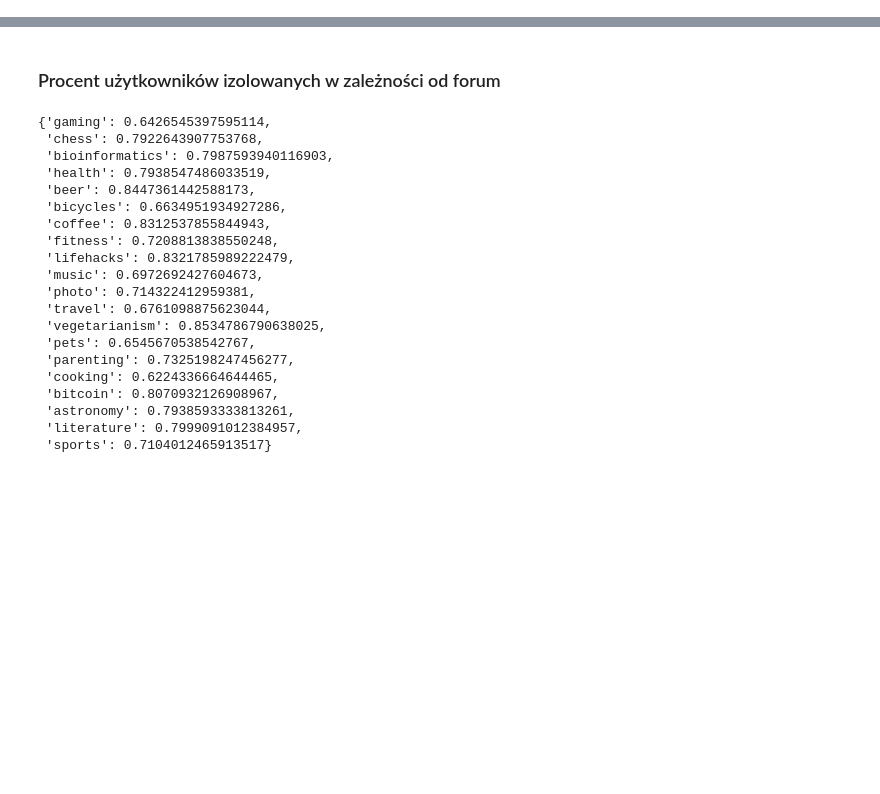
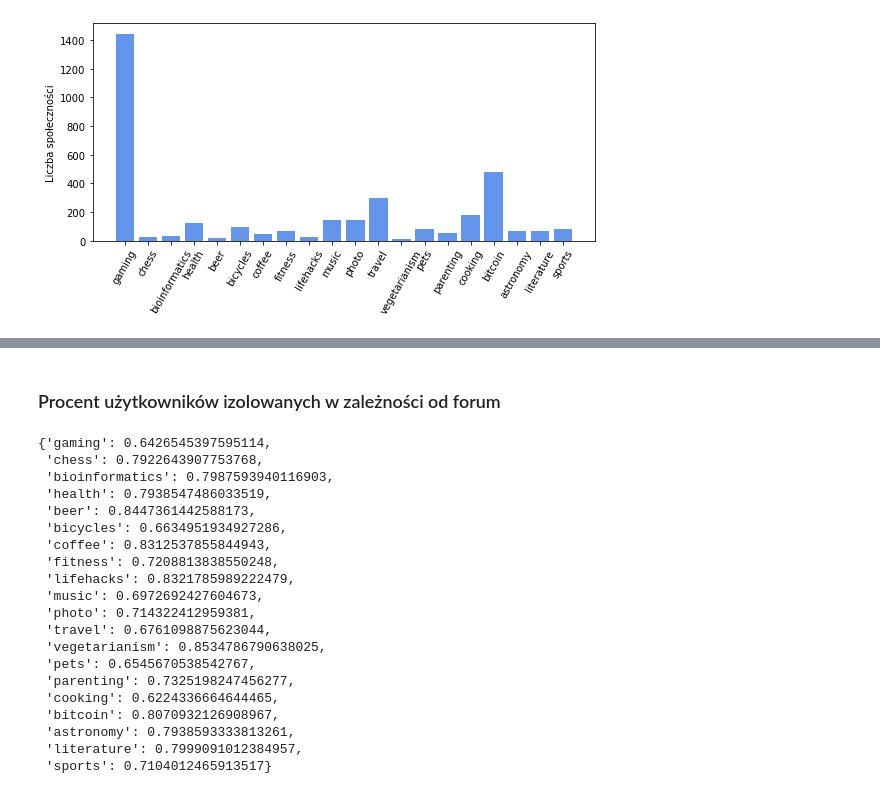
Before and after one commit to slubowskaa/pdu-pd3, a Jupyter notebook: analysis/analysis.ipynb, the cells around one changed output, grey strips where cells are left out. Cells and saved outputs as stored; diff of their text form; code cells hidden in the pictures; blank space fills up the shorter version.

```diff
--- a/analysis/analysis.ipynb
+++ b/analysis/analysis.ipynb
@@ -25,0 +71,16 @@ forum_names = [
+# %%
+df = pd.DataFrame(results_0)
+
+plt.figure(figsize=(9, 4))
+
+plt.bar(x=df['name'], height=df['communities_count'], color='cornflowerblue')
+
+plt.xticks(rotation=60)
+
+plt.ylabel('Liczba społeczności')
+
+
+plt.savefig('../graphs/graph_1.png', bbox_inches='tight', dpi=300)
+plt.show()
+# %% [output]
+[figure, added]
```
Also changed, not shown: parts of 22 cells of this notebook, 22 other files.
